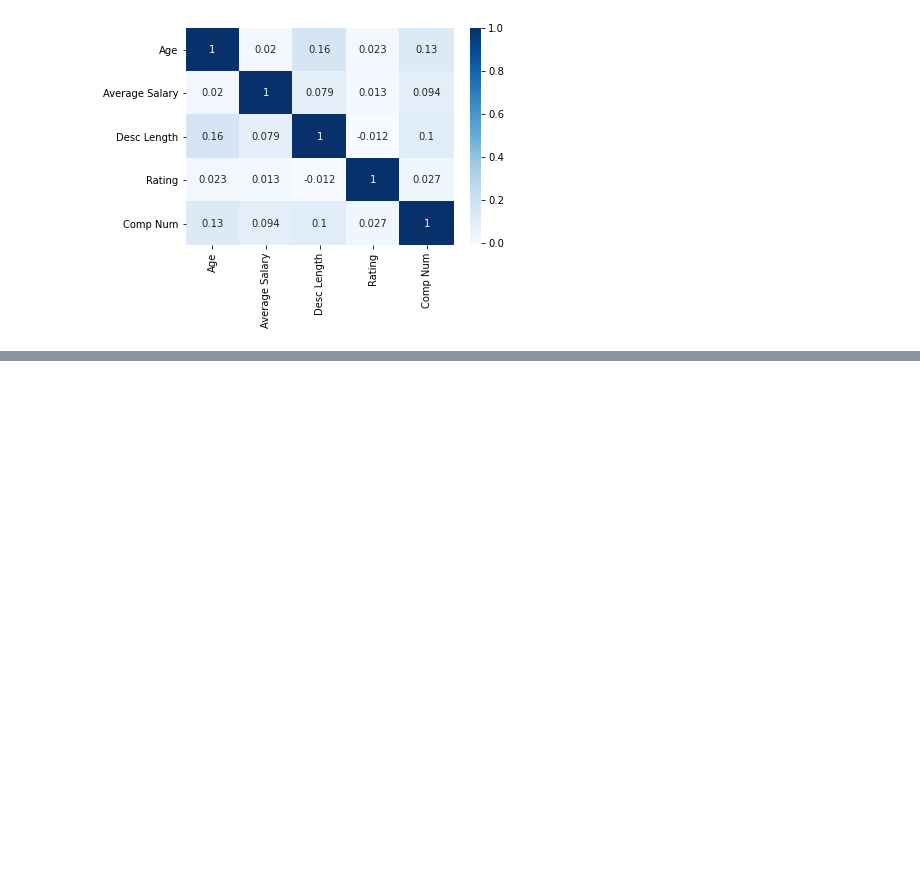
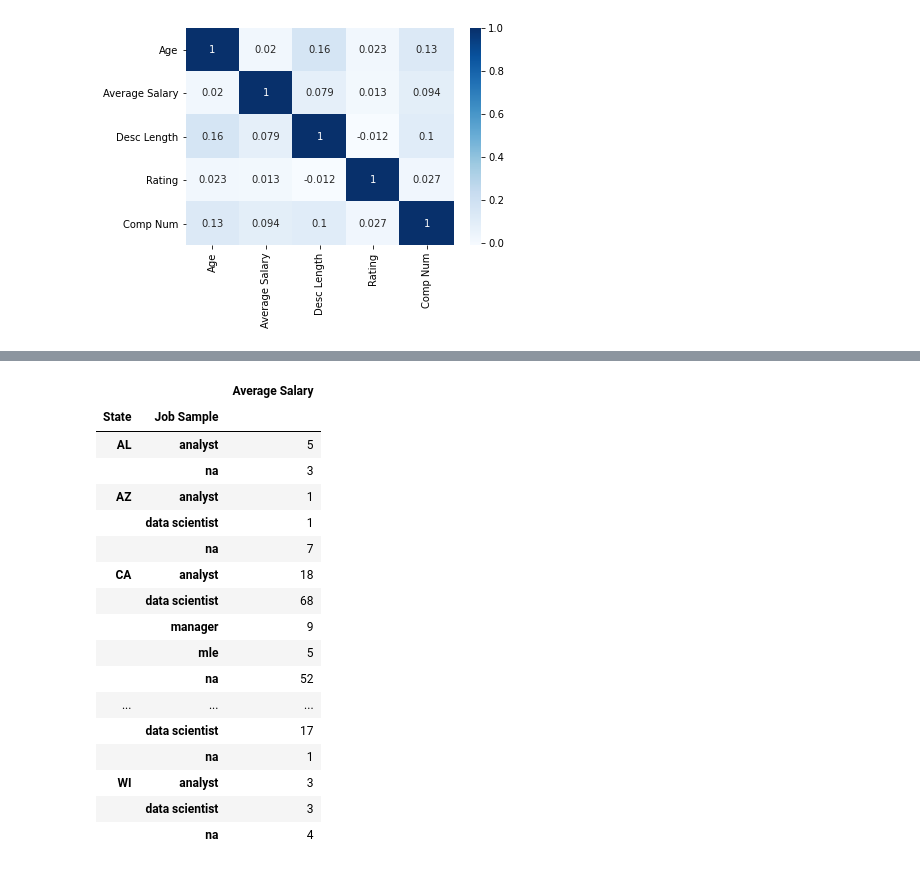
Before and after one commit to vimalkkumar/Glassdoor_DS_Salary, a Jupyter notebook: glassdoor_ds_eda.ipynb, the cells around one changed output, grey strips where cells are left out. Saved outputs shown, nothing was run; the diff lists cells and outputs as text; code cells hidden in the pictures; blank space fills up the shorter version.

Commit message:
Updating the eda and data cleaning files

```diff
--- a/glassdoor_ds_eda.ipynb
+++ b/glassdoor_ds_eda.ipynb
@@ -15,6 +15,9 @@ dataset.head()
 | 3 | Data Scientist | $56K-$97K (Glassdoor est.) | *Organization and Job ID**\nJob I... | 3.8 | PNNL\n3.8 | Richland, WA | Richland, WA | 1001 to 5000 employees | ... |
 | 4 | Data Scientist | $86K-$143K (Glassdoor est.) | Data Scientist\nAffinity Solution... | 2.9 | Affinity Solutions\n2.9 | New York, NY | New York, NY | 51 to 200 employees | ... |
 5 rows × 33 columns
+# %%
+pd.options.display.max_rows
+pd.set_option('display.max_rows', None)
 # %%
 dataset.info()
 # %% [output]
@@ -196,0 +249,21 @@ Graph for Company Name Text: total = 20
+# %%
+pd.pivot_table(dataset, index = ['State', 'Job Sample'], values = 'Average Salary', aggfunc = 'count')
+# %% [output]
+|  |  | Average Salary |
+| State | Job Sample |  |
+| AL | analyst | 5 |
+|  | na | 3 |
+| AZ | analyst | 1 |
+|  | data scientist | 1 |
+|  | na | 7 |
+| CA | analyst | 18 |
+|  | data scientist | 68 |
+|  | manager | 9 |
+|  | mle | 5 |
+|  | na | 52 |
+| ... | ... | ... |
+|  | data scientist | 17 |
+|  | na | 1 |
+| WI | analyst | 3 |
+|  | data scientist | 3 |
+|  | na | 4 |
```
Also changed, not shown: parts of 22 cells of this notebook, 2 other files.
